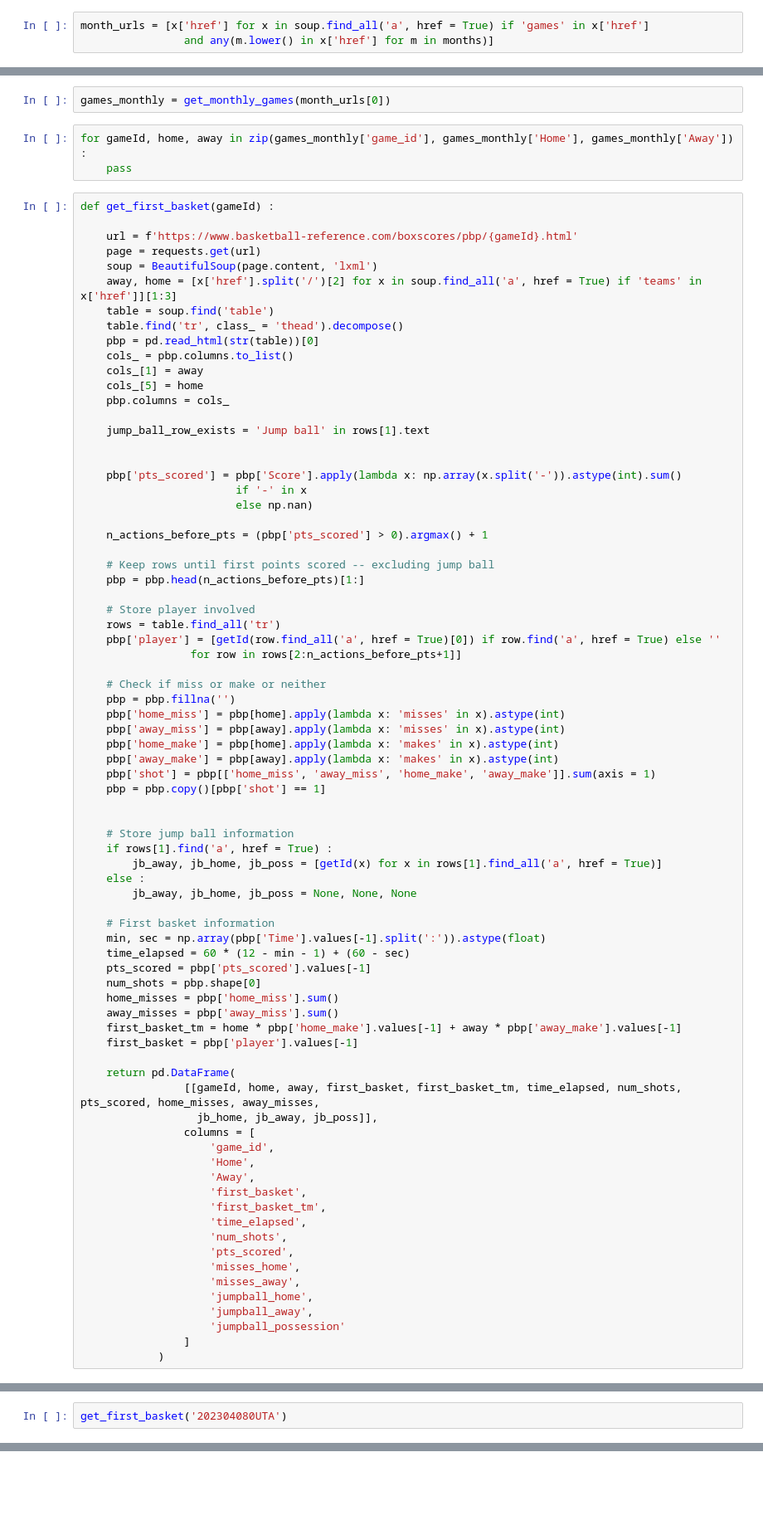
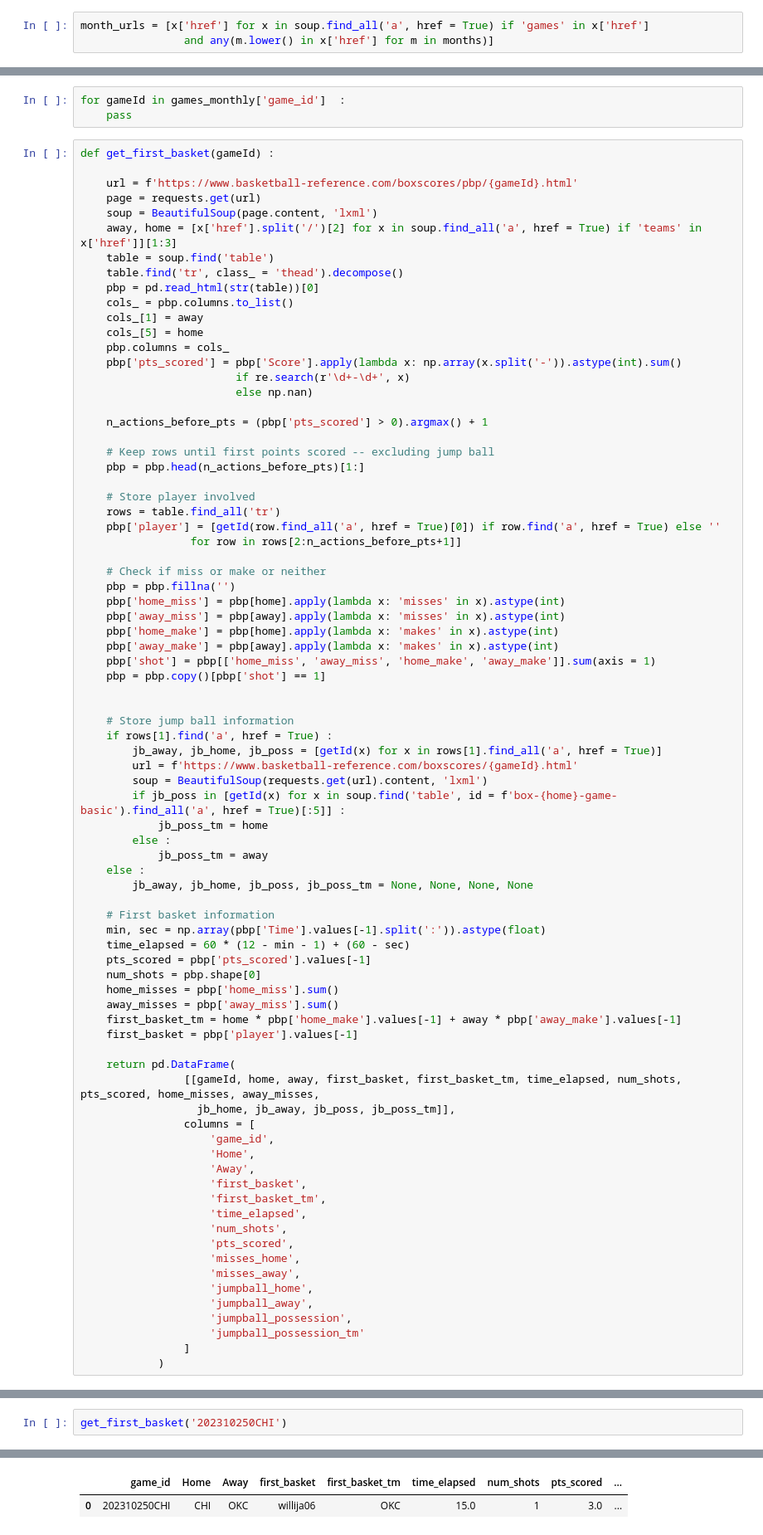
Before and after one commit to martinbog19/LeFirstBasket, a Jupyter notebook: scraping.ipynb, the cells around one changed output, grey strips where cells are left out. Shown: that part at 83% size. Drawn from its saved outputs; the diff is of its cells as text; blank space fills up the shorter version.

```diff
--- a/scraping.ipynb
+++ b/scraping.ipynb
@@ -41,10 +42,8 @@ def get_monthly_games(month_url) :
     games['game_id'] = [getId(x) for x in table.find_all('a', href = True) if 'boxscores' in x['href']][1::2]
 
     return games[['game_id', 'Date', 'Time', 'Home', 'Away']]
-# %%
-games_monthly = get_monthly_games(month_urls[0])
 # %%
-for gameId, home, away in zip(games_monthly['game_id'], games_monthly['Home'], games_monthly['Away'])  :
+for gameId in games_monthly['game_id']  :
     pass
 # %%
 def get_first_basket(gameId) :
@@ -60,12 +59,8 @@ def get_first_basket(gameId) :
     cols_[1] = away
     cols_[5] = home
     pbp.columns = cols_
-
-    jump_ball_row_exists = 'Jump ball' in rows[1].text
-
-
     pbp['pts_scored'] = pbp['Score'].apply(lambda x: np.array(x.split('-')).astype(int).sum()
-                        if '-' in x
+                        if re.search(r'\d+-\d+', x)
                         else np.nan)
 
     n_actions_before_pts = (pbp['pts_scored'] > 0).argmax() + 1
@@ -91,8 +86,14 @@ def get_first_basket(gameId) :
     # Store jump ball information
     if rows[1].find('a', href = True) :
         jb_away, jb_home, jb_poss = [getId(x) for x in rows[1].find_all('a', href = True)]
+        url = f'https://www.basketball-reference.com/boxscores/{gameId}.html'
+        soup = BeautifulSoup(requests.get(url).content, 'lxml')
+        if jb_poss in [getId(x) for x in soup.find('table', id = f'box-{home}-game-basic').find_all('a', href = True)[:5]] :
+            jb_poss_tm = home
+        else :
+            jb_poss_tm = away
     else :
-        jb_away, jb_home, jb_poss = None, None, None
+        jb_away, jb_home, jb_poss, jb_poss_tm = None, None, None, None
 
     # First basket information
     min, sec = np.array(pbp['Time'].values[-1].split(':')).astype(float)
@@ -106,7 +107,7 @@ def get_first_basket(gameId) :
 
     return pd.DataFrame(
                 [[gameId, home, away, first_basket, first_basket_tm, time_elapsed, num_shots, pts_scored, home_misses, away_misses,
-                  jb_home, jb_away, jb_poss]],
+                  jb_home, jb_away, jb_poss, jb_poss_tm]],
                 columns = [
                     'game_id',
                     'Home',
@@ -120,6 +121,7 @@ def get_first_basket(gameId) :
                     'misses_away',
                     'jumpball_home',
                     'jumpball_away',
-                    'jumpball_possession'
+                    'jumpball_possession',
+                    'jumpball_possession_tm'
                 ]
             )
@@ -126,3 +168,3 @@ def get_first_basket(gameId) :
 # %%
-get_first_basket('202304080UTA')
+get_first_basket('202310250CHI')
 # %% [output]
@@ -130 +171,3 @@ ValueError: not enough values to unpack (expected 3, got 2)
+|  | game_id | Home | Away | first_basket | first_basket_tm | time_elapsed | num_shots | pts_scored | ... |
+| 0 | 202310250CHI | CHI | OKC | willija06 | OKC | 15.0 | 1 | 3.0 | ... |
 # %%
```
Also changed, not shown: parts of 40 cells of this notebook, 5 other files.
